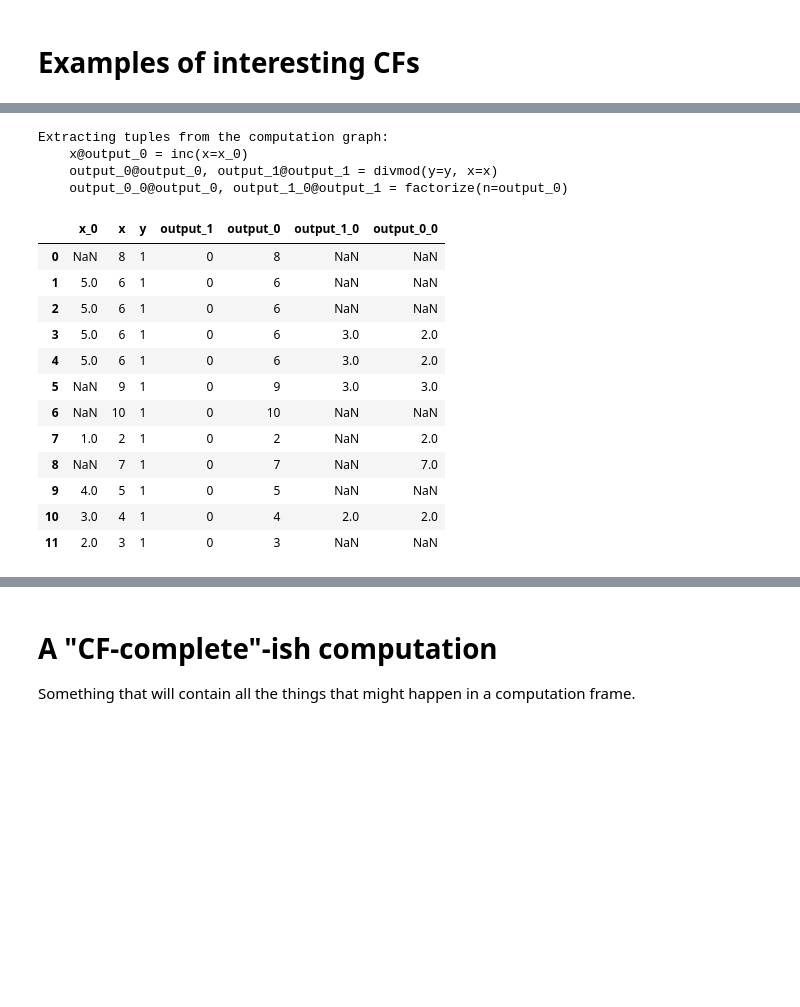
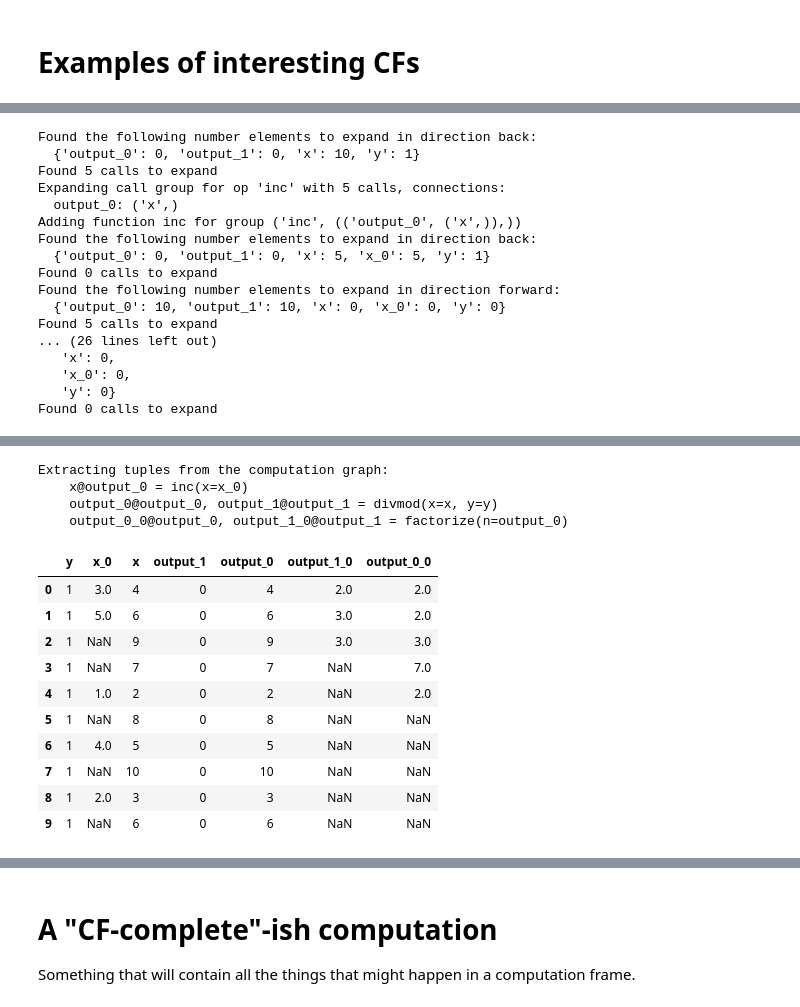
Before and after one commit to amakelov/mandala, a Jupyter notebook: mandala/_next/tests.ipynb, the cells around one changed output, grey strips where cells are left out. Drawn from its saved outputs; the diff is of its cells as text; code cells hidden in the pictures; blank space fills up the shorter version.

Commit message:
fix a bug in call lookup, refactor expansion

```diff
--- a/mandala/_next/tests.ipynb
+++ b/mandala/_next/tests.ipynb
@@ -60,25 +58,40 @@ with storage:
 # %%
-cf = storage.cf(divmod).expand()
+cf = storage.cf(divmod).expand(verbose=True)
 cf.draw(); display(cf.get_df(include_calls=False))
 # %% [output]
+Found the following number elements to expand in direction back:
+  {'output_0': 0, 'output_1': 0, 'x': 10, 'y': 1}
+Found 5 calls to expand
+Expanding call group for op 'inc' with 5 calls, connections:
+  output_0: ('x',)
+Adding function inc for group ('inc', (('output_0', ('x',)),))
+Found the following number elements to expand in direction back:
+  {'output_0': 0, 'output_1': 0, 'x': 5, 'x_0': 5, 'y': 1}
+Found 0 calls to expand
+Found the following number elements to expand in direction forward:
+  {'output_0': 10, 'output_1': 10, 'x': 0, 'x_0': 0, 'y': 0}
+Found 5 calls to expand
+... (26 lines left out)
+   'x': 0,
+   'x_0': 0,
+   'y': 0}
+Found 0 calls to expand
 [drawing not drawn]
-Extracting tuples from the computation graph:
-    x@output_0 = inc(x=x_0)
-    output_0@output_0, output_1@output_1 = divmod(y=y, x=x)
-    output_0_0@output_0, output_1_0@output_1 = factorize(n=output_0)
+Extracting tuples from the computation graph:
+    x@output_0 = inc(x=x_0)
+    output_0@output_0, output_1@output_1 = divmod(x=x, y=y)
+    output_0_0@output_0, output_1_0@output_1 = factorize(n=output_0)
-|  | x_0 | x | y | output_1 | output_0 | output_1_0 | output_0_0 |
-| 0 | NaN | 8 | 1 | 0 | 8 | NaN | NaN |
-| 1 | 5.0 | 6 | 1 | 0 | 6 | NaN | NaN |
-| 2 | 5.0 | 6 | 1 | 0 | 6 | NaN | NaN |
-| 3 | 5.0 | 6 | 1 | 0 | 6 | 3.0 | 2.0 |
-| 4 | 5.0 | 6 | 1 | 0 | 6 | 3.0 | 2.0 |
-| 5 | NaN | 9 | 1 | 0 | 9 | 3.0 | 3.0 |
-| 6 | NaN | 10 | 1 | 0 | 10 | NaN | NaN |
-| 7 | 1.0 | 2 | 1 | 0 | 2 | NaN | 2.0 |
-| 8 | NaN | 7 | 1 | 0 | 7 | NaN | 7.0 |
-| 9 | 4.0 | 5 | 1 | 0 | 5 | NaN | NaN |
-| 10 | 3.0 | 4 | 1 | 0 | 4 | 2.0 | 2.0 |
-| 11 | 2.0 | 3 | 1 | 0 | 3 | NaN | NaN |
+|  | y | x_0 | x | output_1 | output_0 | output_1_0 | output_0_0 |
+| 0 | 1 | 3.0 | 4 | 0 | 4 | 2.0 | 2.0 |
+| 1 | 1 | 5.0 | 6 | 0 | 6 | 3.0 | 2.0 |
+| 2 | 1 | NaN | 9 | 0 | 9 | 3.0 | 3.0 |
+| 3 | 1 | NaN | 7 | 0 | 7 | NaN | 7.0 |
+| 4 | 1 | 1.0 | 2 | 0 | 2 | NaN | 2.0 |
+| 5 | 1 | NaN | 8 | 0 | 8 | NaN | NaN |
+| 6 | 1 | 4.0 | 5 | 0 | 5 | NaN | NaN |
+| 7 | 1 | NaN | 10 | 0 | 10 | NaN | NaN |
+| 8 | 1 | 2.0 | 3 | 0 | 3 | NaN | NaN |
+| 9 | 1 | NaN | 6 | 0 | 6 | NaN | NaN |
 # %%
 ### a pipeline where the same function is called in multiple places in the graph
 storage = Storage()
```
Also changed, not shown: parts of 12 cells of this notebook, 2 other files.
